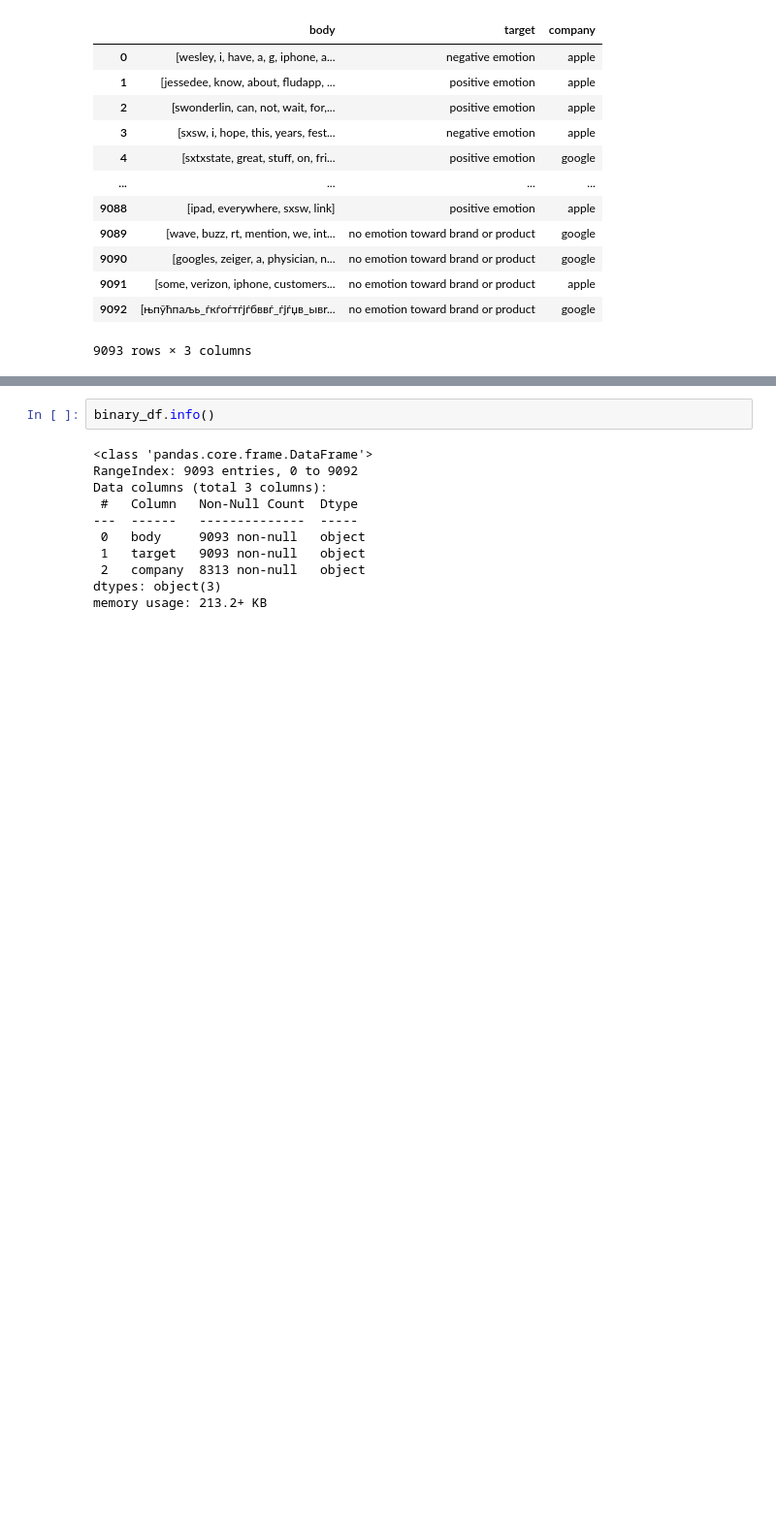
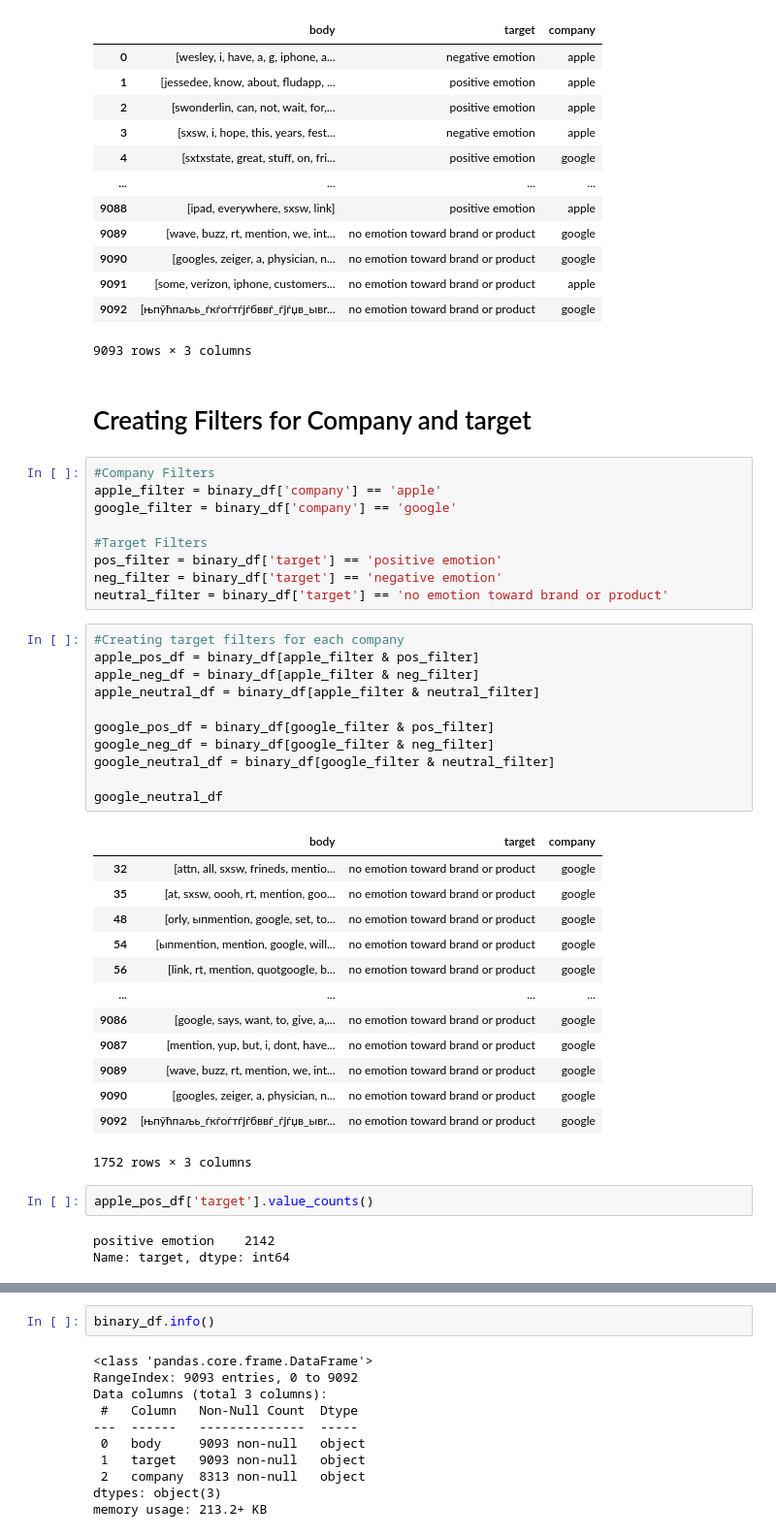
Before and after one commit to Kmulla19/Project4, a Jupyter notebook: preprocess.ipynb, the cells around one changed output, grey strips where cells are left out. Shown at 97% size. Drawn from its saved outputs; the diff is of its cells as text; blank space fills up the shorter version.

```diff
--- a/preprocess.ipynb
+++ b/preprocess.ipynb
@@ -188,3 +188,44 @@ binary_df
 | 9091 | [some, verizon, iphone, customers... | no emotion toward brand or product | apple |
 | 9092 | [њпўћпаљь_ѓкѓоѓтѓјѓбввѓ_ѓјѓџв_ывr... | no emotion toward brand or product | google |
 9093 rows × 3 columns
+# %% [markdown]
+# Creating Filters for Company and target
+# %%
+#Company Filters
+apple_filter = binary_df['company'] == 'apple'
+google_filter = binary_df['company'] == 'google'
+
+#Target Filters
+pos_filter = binary_df['target'] == 'positive emotion'
+neg_filter = binary_df['target'] == 'negative emotion'
+neutral_filter = binary_df['target'] == 'no emotion toward brand or product'
+# %%
+#Creating target filters for each company
+apple_pos_df = binary_df[apple_filter & pos_filter]
+apple_neg_df = binary_df[apple_filter & neg_filter]
+apple_neutral_df = binary_df[apple_filter & neutral_filter]
+
+google_pos_df = binary_df[google_filter & pos_filter]
+google_neg_df = binary_df[google_filter & neg_filter]
+google_neutral_df = binary_df[google_filter & neutral_filter]
+
+google_neutral_df
+# %% [output]
+|  | body | target | company |
+| 32 | [attn, all, sxsw, frineds, mentio... | no emotion toward brand or product | google |
+| 35 | [at, sxsw, oooh, rt, mention, goo... | no emotion toward brand or product | google |
+| 48 | [orly, ыпmention, google, set, to... | no emotion toward brand or product | google |
+| 54 | [ыпmention, mention, google, will... | no emotion toward brand or product | google |
+| 56 | [link, rt, mention, quotgoogle, b... | no emotion toward brand or product | google |
+| ... | ... | ... | ... |
+| 9086 | [google, says, want, to, give, a,... | no emotion toward brand or product | google |
+| 9087 | [mention, yup, but, i, dont, have... | no emotion toward brand or product | google |
+| 9089 | [wave, buzz, rt, mention, we, int... | no emotion toward brand or product | google |
+| 9090 | [googles, zeiger, a, physician, n... | no emotion toward brand or product | google |
+| 9092 | [њпўћпаљь_ѓкѓоѓтѓјѓбввѓ_ѓјѓџв_ывr... | no emotion toward brand or product | google |
+1752 rows × 3 columns
+# %%
+apple_pos_df['target'].value_counts()
+# %% [output]
+positive emotion    2142
+Name: target, dtype: int64
```
Also changed, not shown: parts of 7 cells of this notebook.
